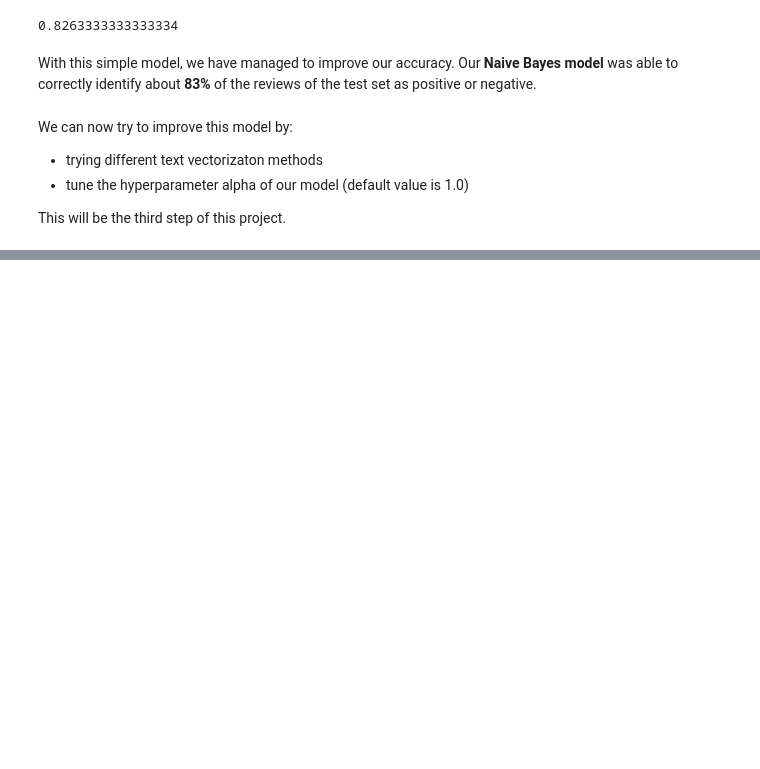
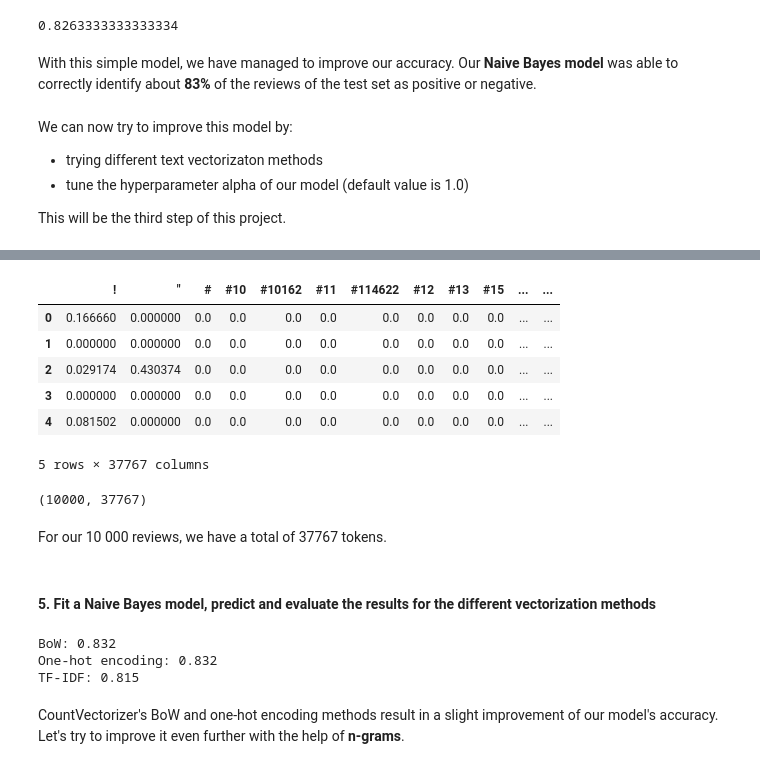
Before and after one commit to j-n-t/natural_language_processing, a Jupyter notebook: Sentiment Analysis.ipynb, the cells around one changed output, grey strips where cells are left out. Saved outputs shown, nothing was run; the diff lists cells and outputs as text; code cells hidden in the pictures; blank space fills up the shorter version.

Commit message:
add step 3 to sentiment analysis project

```diff
--- a/Sentiment Analysis.ipynb
+++ b/Sentiment Analysis.ipynb
@@ -307,0 +413,41 @@ This will be the third step of this project.
+# %%
+df_tfidf.head()
+# %% [output]
+|  | ! | " | # | #10 | #10162 | #11 | #114622 | #12 | #13 | #15 | ... | ... |
+| 0 | 0.166660 | 0.000000 | 0.0 | 0.0 | 0.0 | 0.0 | 0.0 | 0.0 | 0.0 | 0.0 | ... | ... |
+| 1 | 0.000000 | 0.000000 | 0.0 | 0.0 | 0.0 | 0.0 | 0.0 | 0.0 | 0.0 | 0.0 | ... | ... |
+| 2 | 0.029174 | 0.430374 | 0.0 | 0.0 | 0.0 | 0.0 | 0.0 | 0.0 | 0.0 | 0.0 | ... | ... |
+| 3 | 0.000000 | 0.000000 | 0.0 | 0.0 | 0.0 | 0.0 | 0.0 | 0.0 | 0.0 | 0.0 | ... | ... |
+| 4 | 0.081502 | 0.000000 | 0.0 | 0.0 | 0.0 | 0.0 | 0.0 | 0.0 | 0.0 | 0.0 | ... | ... |
+5 rows × 37767 columns
+# %%
+df_tfidf.shape
+# %% [output]
+(10000, 37767)
+# %% [markdown]
+For our 10 000 reviews, we have a total of 37767 tokens.
+# %% [markdown]
+#### 5. Fit a Naive Bayes model, predict and evaluate the results for the different vectorization methods
+# %%
+vec_methods = {'BoW': cv_bow, 'One-hot encoding': cv_ohe, 'TF-IDF': tfidf}
+
+for method, vec in vec_methods.items():
+
+    # split training data into train and test sets
+    X_train, X_test, y_train, y_test = train_test_split(vec, df['label'], test_size=0.3, random_state=42)
+
+    # fit
+    my_model = MultinomialNB()
+    my_model.fit(X_train, y_train)
+
+    # predict
+    predicted_sentiment = my_model.predict(X_test)
+
+    # accuracy score
+    print(f"{method}: {accuracy_score(y_test, predicted_sentiment)}")
+# %% [output]
+BoW: 0.832
+One-hot encoding: 0.832
+TF-IDF: 0.815
+# %% [markdown]
+CountVectorizer's BoW and one-hot encoding methods result in a slight improvement of our model's accuracy. Let's try to improve it even further with the help of **n-grams**.
```
Also changed, not shown: parts of 39 cells of this notebook.
